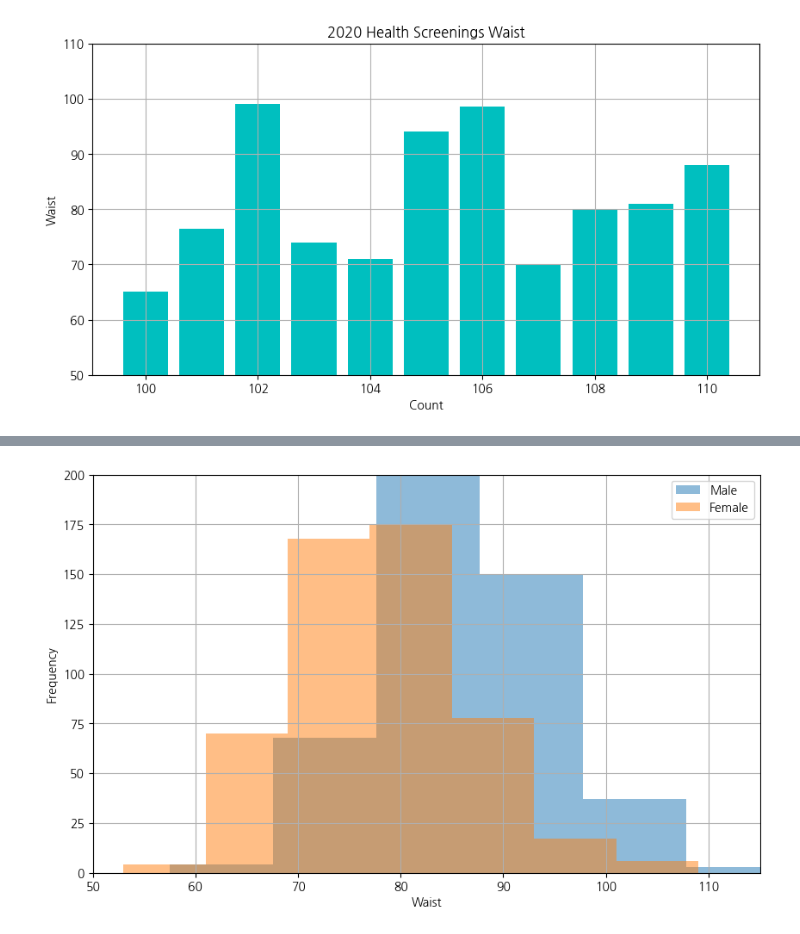
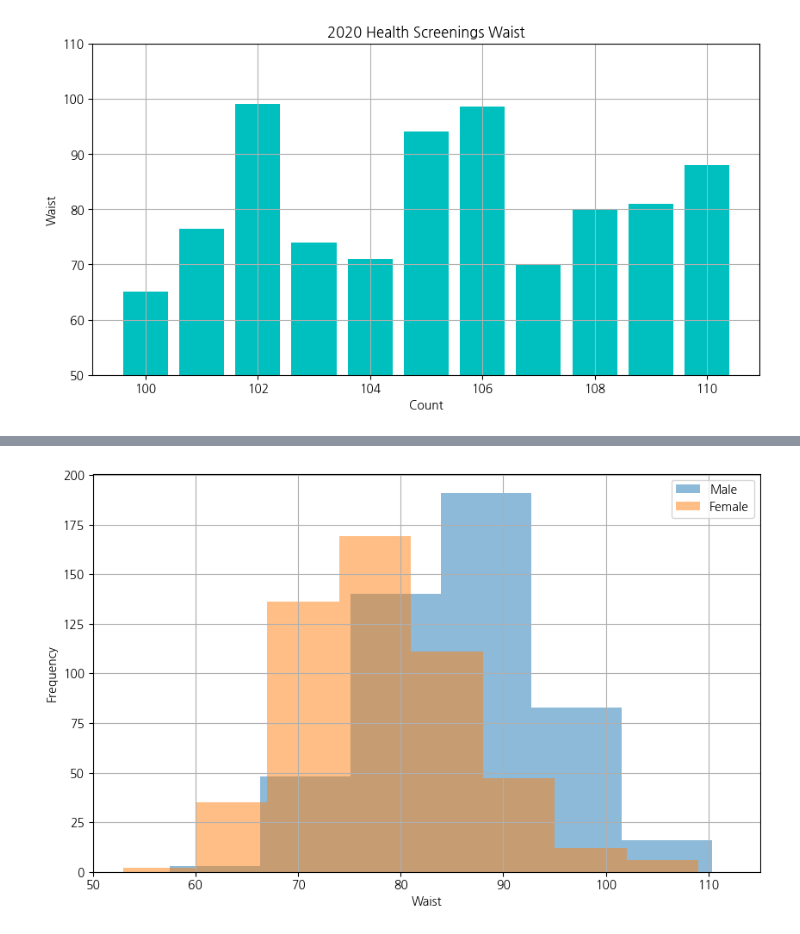
Before and after one commit to mykohbig7-ux/bigdata2026-basic, a Jupyter notebook: 20_health.ipynb, the cells around one changed output, grey strips where cells are left out. Cells and saved outputs as stored; diff of their text form; code cells hidden in the pictures.

```diff
--- a/20_health.ipynb
+++ b/20_health.ipynb
@@ -288,20 +300,19 @@ plt.show()
 # %%
 data3 = pd.read_excel('health_screenings_2020_1000ea.xlsx')
 data3 = data.loc[:,['city_code', 'gender', 'waist']]
 
 male_data = data3.loc[data3.gender == 1, ['gender', 'waist']]
 female_data = data3.loc[data3.gender == 2, ['gender', 'waist']]
 
 plt.figure(figsize=(10, 6))
-plt.hist(male_data['waist'], bins=7, alpha=0.5, label='Male')
-plt.hist(female_data['waist'], bins=7, alpha=0.5, label='Female')
+plt.hist(male_data['waist'], bins=8, alpha=0.5, label='Male')
+plt.hist(female_data['waist'], bins=8, alpha=0.5, label='Female')
 
 plt.xlim(50, 115)
-plt.ylim(0,200)
 plt.xlabel('Waist')
 plt.ylabel('Frequency')
 plt.legend()
 plt.grid()
 plt.show()
 # %% [output]
-[figure, old version]
+[figure, new version]
```
Also changed, not shown: parts of 18 cells of this notebook.
